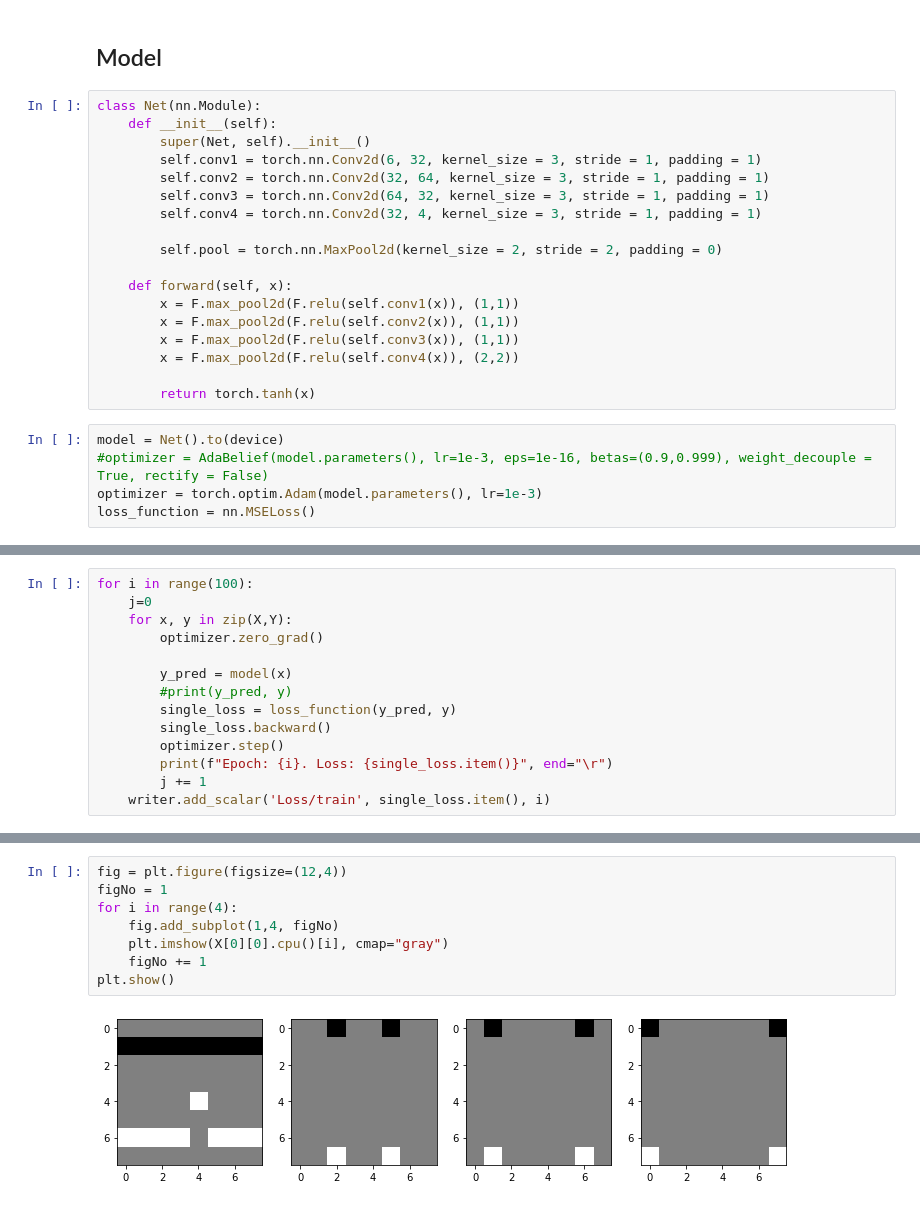
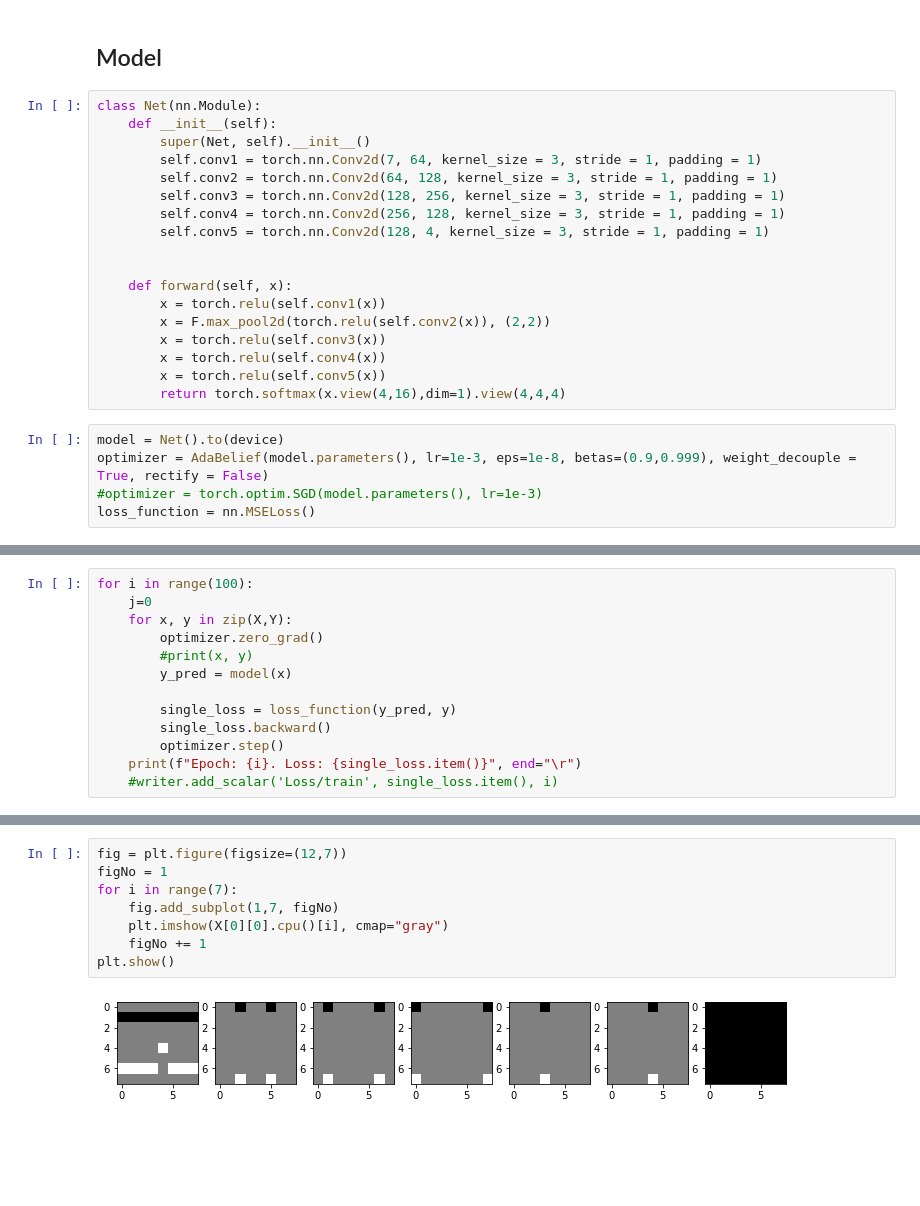
Before and after one commit to LuanAdemi/NakamuraChessEngine, a Jupyter notebook: Model.ipynb, the cells around one changed output, grey strips where cells are left out. Saved outputs shown, nothing was run; the diff lists cells and outputs as text; blank space fills up the shorter version.

```diff
--- a/Model.ipynb
+++ b/Model.ipynb
@@ -126,22 +151,22 @@ for i in range(30):
 class Net(nn.Module):
     def __init__(self):
         super(Net, self).__init__()
-        self.conv1 = torch.nn.Conv2d(6, 32, kernel_size = 3, stride = 1, padding = 1)
-        self.conv2 = torch.nn.Conv2d(32, 64, kernel_size = 3, stride = 1, padding = 1)
-        self.conv3 = torch.nn.Conv2d(64, 32, kernel_size = 3, stride = 1, padding = 1)
-        self.conv4 = torch.nn.Conv2d(32, 4, kernel_size = 3, stride = 1, padding = 1)
+        self.conv1 = torch.nn.Conv2d(7, 64, kernel_size = 3, stride = 1, padding = 1)
+        self.conv2 = torch.nn.Conv2d(64, 128, kernel_size = 3, stride = 1, padding = 1)
+        self.conv3 = torch.nn.Conv2d(128, 256, kernel_size = 3, stride = 1, padding = 1)
+        self.conv4 = torch.nn.Conv2d(256, 128, kernel_size = 3, stride = 1, padding = 1)
+        self.conv5 = torch.nn.Conv2d(128, 4, kernel_size = 3, stride = 1, padding = 1)
 
-        self.pool = torch.nn.MaxPool2d(kernel_size = 2, stride = 2, padding = 0)
 
     def forward(self, x):
-        x = F.max_pool2d(F.relu(self.conv1(x)), (1,1))
-        x = F.max_pool2d(F.relu(self.conv2(x)), (1,1))
-        x = F.max_pool2d(F.relu(self.conv3(x)), (1,1))
-        x = F.max_pool2d(F.relu(self.conv4(x)), (2,2))
-
-        return torch.tanh(x)
+        x = torch.relu(self.conv1(x))
+        x = F.max_pool2d(torch.relu(self.conv2(x)), (2,2))
+        x = torch.relu(self.conv3(x))
+        x = torch.relu(self.conv4(x))
+        x = torch.relu(self.conv5(x))
+        return torch.softmax(x.view(4,16),dim=1).view(4,4,4)
 # %%
 model = Net().to(device)
-#optimizer = AdaBelief(model.parameters(), lr=1e-3, eps=1e-16, betas=(0.9,0.999), weight_decouple = True, rectify = False)
-optimizer = torch.optim.Adam(model.parameters(), lr=1e-3)
+optimizer = AdaBelief(model.parameters(), lr=1e-3, eps=1e-8, betas=(0.9,0.999), weight_decouple = True, rectify = False)
+#optimizer = torch.optim.SGD(model.parameters(), lr=1e-3)
 loss_function = nn.MSELoss()
@@ -160,12 +200,11 @@ for i in range(100):
     j=0
     for x, y in zip(X,Y):
         optimizer.zero_grad()
+        #print(x, y)
+        y_pred = model(x)
 
-        y_pred = model(x)
-        #print(y_pred, y)
         single_loss = loss_function(y_pred, y)
         single_loss.backward()
         optimizer.step()
-        print(f"Epoch: {i}. Loss: {single_loss.item()}", end="\r")
-        j += 1
-    writer.add_scalar('Loss/train', single_loss.item(), i)
+    print(f"Epoch: {i}. Loss: {single_loss.item()}", end="\r")
+    #writer.add_scalar('Loss/train', single_loss.item(), i)
@@ -172,13 +213,13 @@ for i in range(100):
 # %%
-fig = plt.figure(figsize=(12,4))
+fig = plt.figure(figsize=(12,7))
 figNo = 1
-for i in range(4):
-    fig.add_subplot(1,4, figNo)
+for i in range(7):
+    fig.add_subplot(1,7, figNo)
     plt.imshow(X[0][0].cpu()[i], cmap="gray")
     figNo += 1
 plt.show()
 # %% [output]
-[figure, old version]
+[figure, new version]
 # %%
 fig = plt.figure(figsize=(12,4))
 figNo = 1
```
Also changed, not shown: parts of 15 cells of this notebook, 2 other files.
